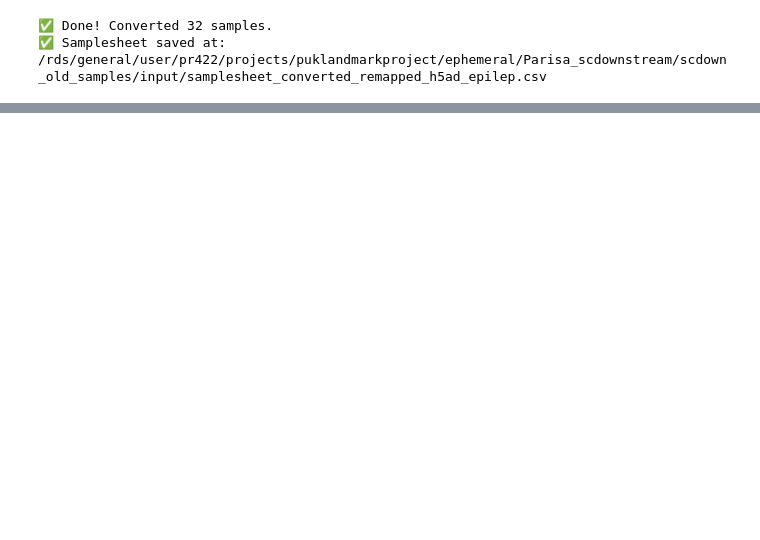
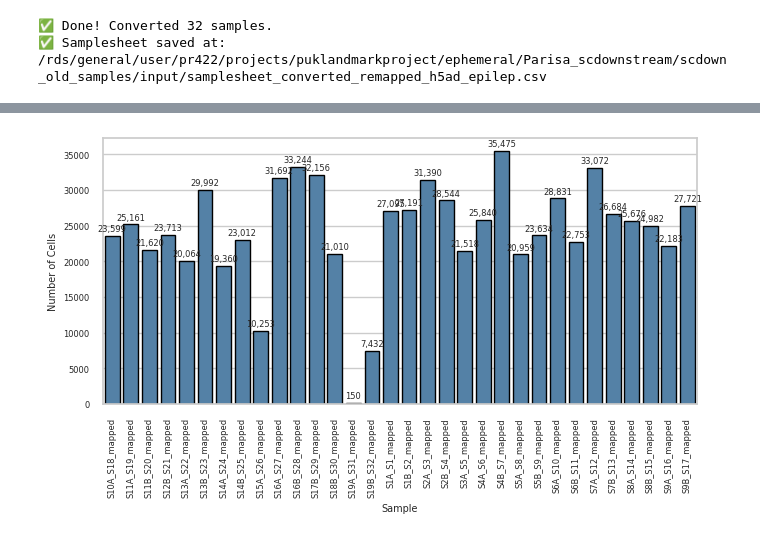
Before and after one commit to Parisarahbar97/scRNA-seq_pipelines, a Jupyter notebook: jupyter_notebooks/python.ipynb, the cells around one changed output, grey strips where cells are left out. Saved outputs shown, nothing was run; the diff lists cells and outputs as text; code cells hidden in the pictures; blank space fills up the shorter version.

```diff
--- a/jupyter_notebooks/python.ipynb
+++ b/jupyter_notebooks/python.ipynb
@@ -84,0 +210,18 @@ FileNotFoundError: [Errno 2] Unable to synchronously open file (unable to open f
+# %%
+import scanpy as sc
+
+# Convert filtered data
+adata_filtered = sc.read_10x_mtx(
+    "/rds/general/user/pr422/projects/puklandmarkproject/ephemeral/alex/mapping_outs/S16B_mapped/outs/filtered_feature_bc_matrix",
+    var_names='gene_symbols',
+    cache=False
+)
+adata_filtered.write_h5ad("/rds/general/user/pr422/projects/puklandmarkproject/ephemeral/Parisa_scdownstream/scdown_old_samples/test_h5ad_files/S16B_filtered.h5ad")
+
+# Convert unfiltered data
+adata_unfiltered = sc.read_10x_mtx(
+    "/rds/general/user/pr422/projects/puklandmarkproject/ephemeral/alex/mapping_outs/S16B_mapped/outs/raw_feature_bc_matrix",
+    var_names='gene_symbols',
+    cache=False
+)
+adata_unfiltered.write_h5ad("/rds/general/user/pr422/projects/puklandmarkproject/ephemeral/Parisa_scdownstream/scdown_old_samples/test_h5ad_files/S16B_raw.h5ad")
@@ -84,0 +599,38 @@ FileNotFoundError: [Errno 2] Unable to synchronously open file (unable to open f
+# %%
+# Alex script
+import pandas as pd
+import matplotlib.pyplot as plt
+import seaborn as sns
+
+# Load the metadata CSV
+metadata = pd.read_csv("/rds/general/user/pr422/projects/puklandmarkproject/live/Users/Parisa/ephemeral_files/Parisa_scdownstream/output_full/run3_celltypist_new_model/finalized/merged_metadata.csv")  # Update the path as needed
+
+# Count cells per sample
+cell_counts = metadata['sample'].value_counts().sort_index()
+
+# Set up the figure size (in inches)
+fig, ax = plt.subplots(figsize=(6.8, 4))  # <7 inch width
+
+# Set seaborn style
+sns.set(style="whitegrid", font_scale=0.7)  # ~7pt font
+
+# Create barplot
+bars = sns.barplot(x=cell_counts.index, y=cell_counts.values, color="steelblue", edgecolor="black", ax=ax)
+
+# Annotate bars with the cell count
+for i, val in enumerate(cell_counts.values):
+    ax.text(i, val + max(cell_counts.values) * 0.01, f'{val:,}',
+            ha='center', va='bottom', fontsize=6)
+
+# Rotate x-axis labels
+ax.set_xticklabels(ax.get_xticklabels(), rotation=90, fontsize=6)
+ax.set_ylabel("Number of Cells", fontsize=7)
+ax.set_xlabel("Sample", fontsize=7)
+ax.tick_params(axis='y', labelsize=6)
+
+# Tight layout for better spacing
+plt.tight_layout()
+plt.savefig("/rds/general/user/pr422/projects/puklandmarkproject/live/Users/Parisa/ephemeral_files/Parisa_scdownstream/output_full/run3_celltypist_new_model/finalized/cell_counts_per_sample.pdf", format='pdf', dpi=300)
+plt.show()
+# %% [output]
+[figure, added]
```
Also changed, not shown: parts of 23 cells of this notebook.
